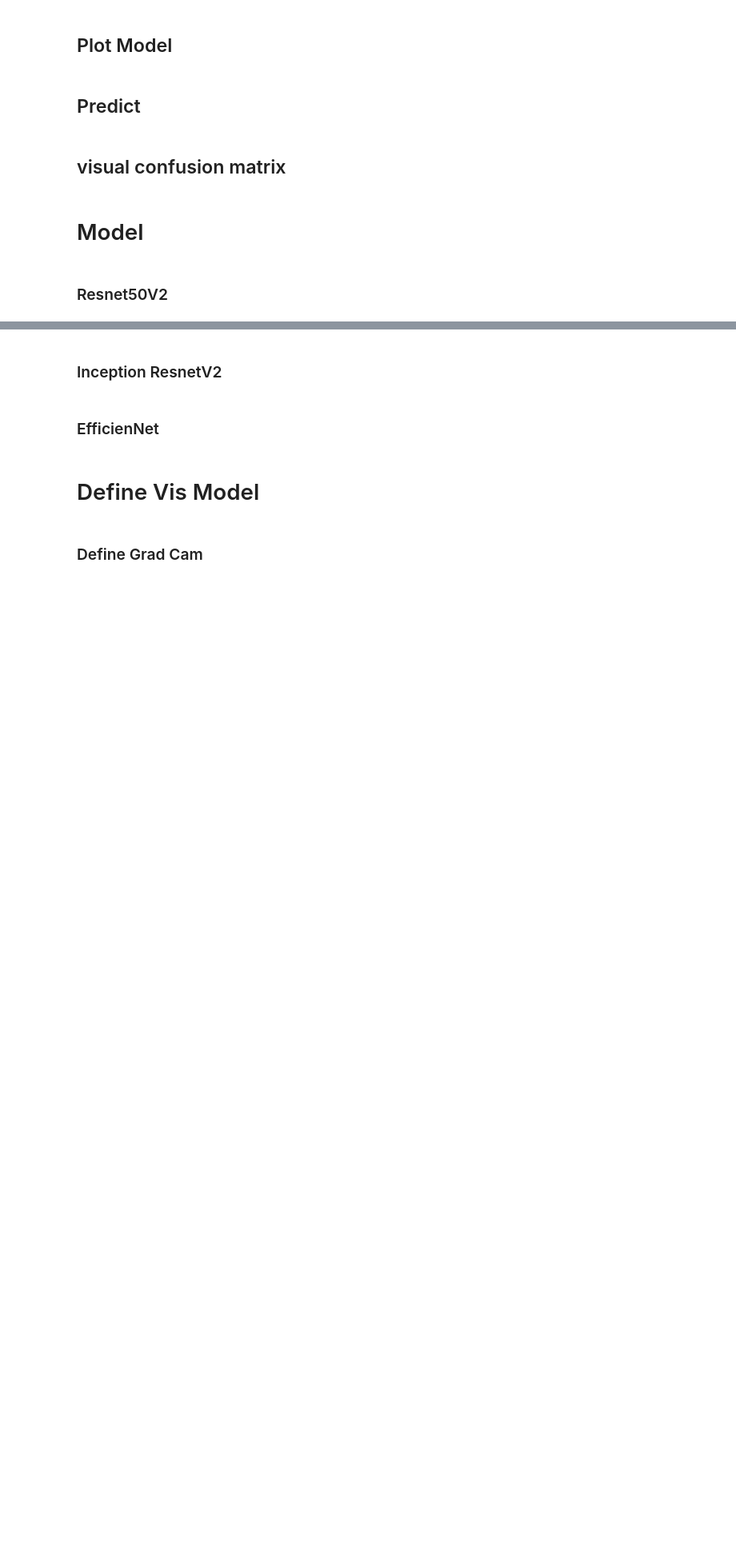
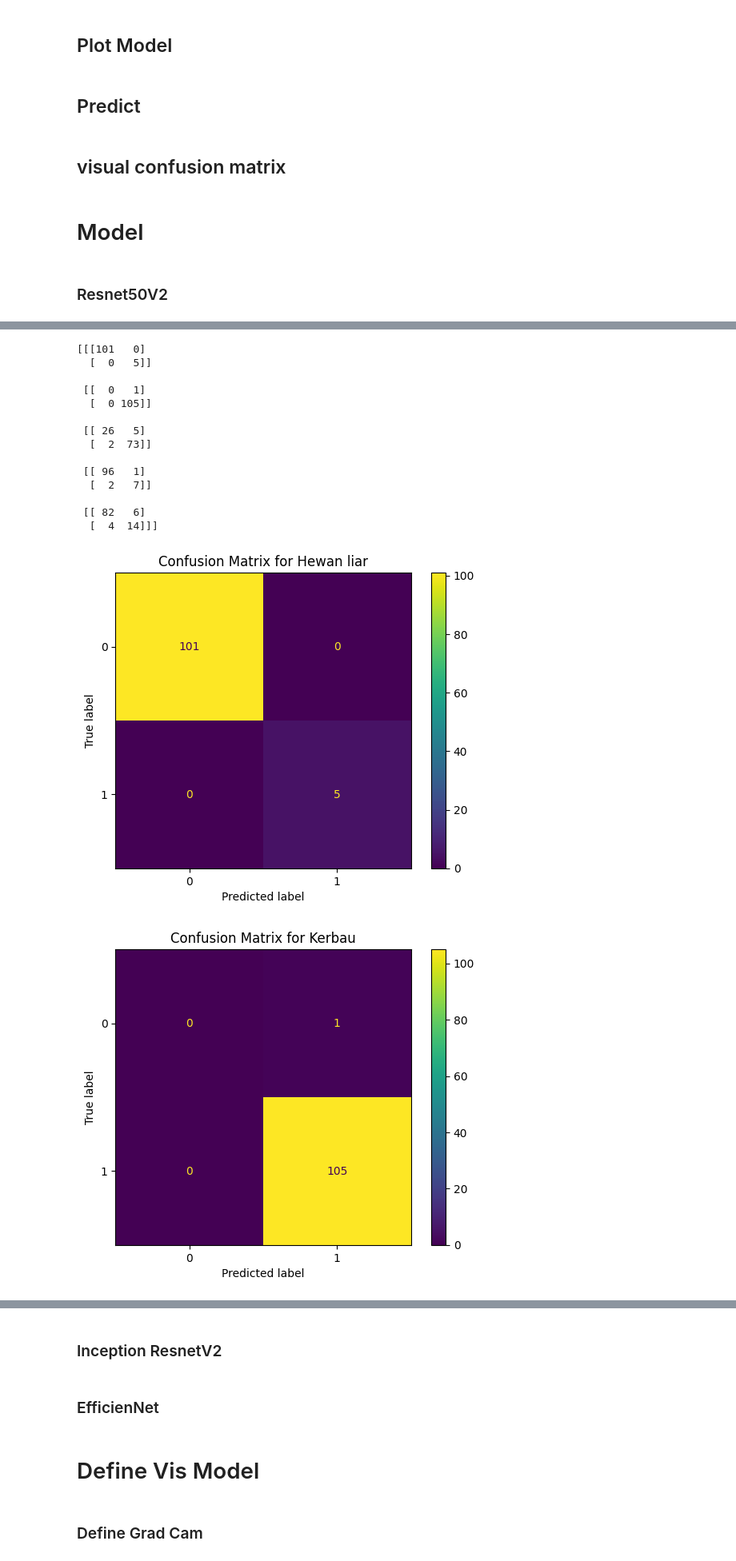
Before and after one commit to AcqmalFadhilla/Multilabel-Dataset-Tedong, a Jupyter notebook: multilabel.ipynb, the cells around one changed output, grey strips where cells are left out. Shown at 80% size. Saved outputs shown, nothing was run; the diff lists cells and outputs as text; code cells hidden in the pictures; blank space fills up the shorter version.

```diff
--- a/multilabel.ipynb
+++ b/multilabel.ipynb
@@ -278,0 +508,23 @@ resnet101v2.summary()
+# %%
+dt_predict_resnet101 = pd.read_csv("model resNet101V2.csv")
+# %%
+y_pred_2 = dt_predict_resnet101[classes]
+# %%
+visaul_confusion_matrix(y_true, y_pred_2)
+# %% [output]
+[[[101   0]
+  [  0   5]]
+
+ [[  0   1]
+  [  0 105]]
+
+ [[ 26   5]
+  [  2  73]]
+
+ [[ 96   1]
+  [  2   7]]
+
+ [[ 82   6]
+  [  4  14]]]
+[figure, added]
+[figure, added]
```
Also changed, not shown: parts of 40 cells of this notebook.
